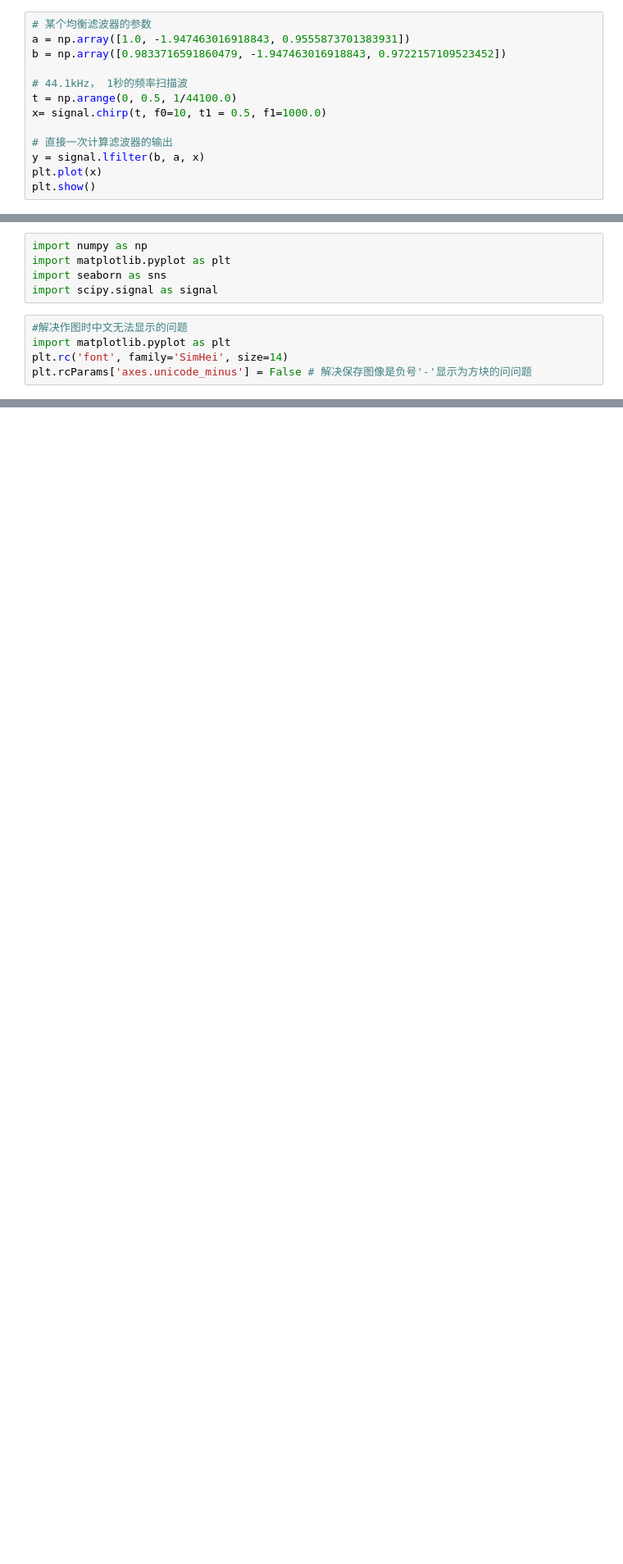
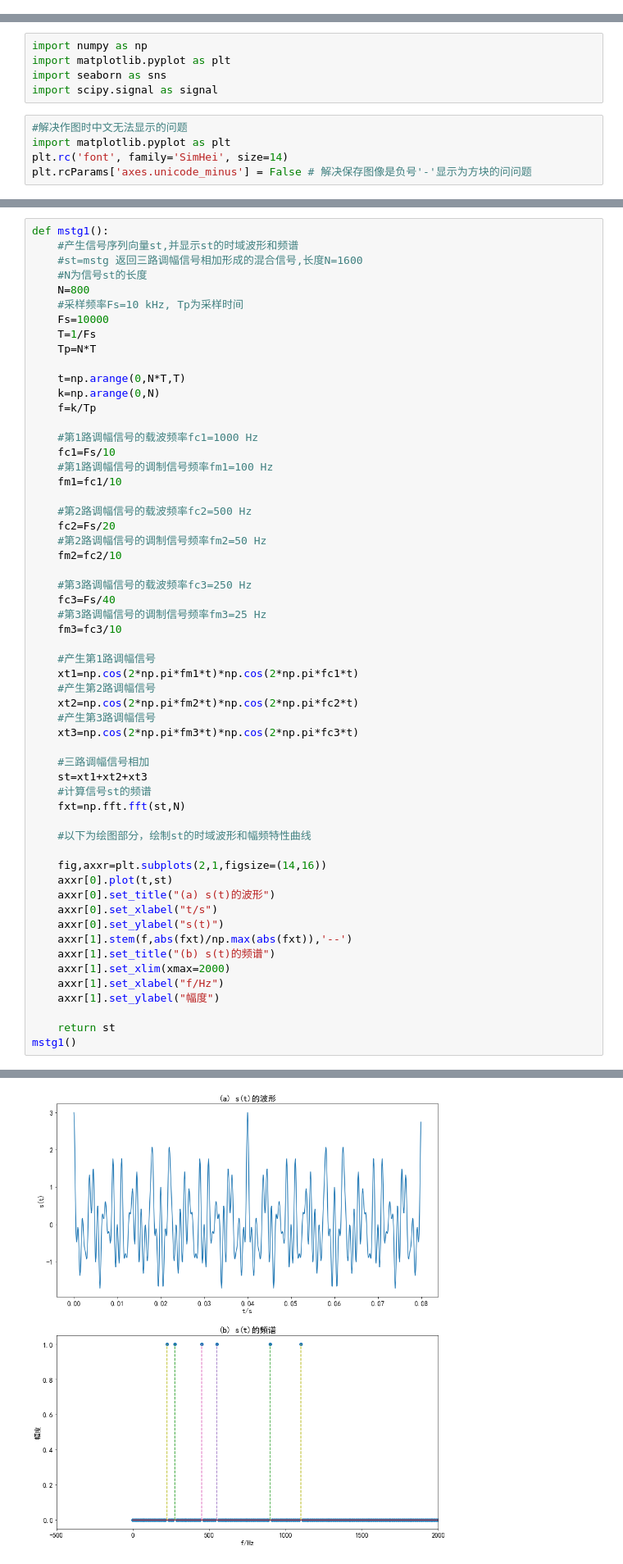
Before and after one commit to Doublc-Qluv/code, a Jupyter notebook: DSP/temp.ipynb, the cells around one changed output, grey strips where cells are left out. Shown at 82% size. Saved outputs shown, nothing was run; the diff lists cells and outputs as text; blank space fills up the shorter version.

```diff
--- a/DSP/temp.ipynb
+++ b/DSP/temp.ipynb
@@ -9,13 +0,0 @@ import matplotlib
-# %%
-# 某个均衡滤波器的参数
-a = np.array([1.0, -1.947463016918843, 0.9555873701383931])
-b = np.array([0.9833716591860479, -1.947463016918843, 0.9722157109523452])
-
-# 44.1kHz， 1秒的频率扫描波
-t = np.arange(0, 0.5, 1/44100.0)
-x= signal.chirp(t, f0=10, t1 = 0.5, f1=1000.0)
-
-# 直接一次计算滤波器的输出
-y = signal.lfilter(b, a, x)
-plt.plot(x)
-plt.show()
@@ -301,3 +65,61 @@ def mstg():
     '''
 
     return st
+# %%
+def mstg1():
+    #产生信号序列向量st,并显示st的时域波形和频谱
+    #st=mstg 返回三路调幅信号相加形成的混合信号,长度N=1600
+    #N为信号st的长度
+    N=800
+    #采样频率Fs=10 kHz, Tp为采样时间
+    Fs=10000
+    T=1/Fs
+    Tp=N*T
+
+    t=np.arange(0,N*T,T)
+    k=np.arange(0,N)
+    f=k/Tp
+
+    #第1路调幅信号的载波频率fc1=1000 Hz
+    fc1=Fs/10
+    #第1路调幅信号的调制信号频率fm1=100 Hz
+    fm1=fc1/10
+
+    #第2路调幅信号的载波频率fc2=500 Hz
+    fc2=Fs/20
+    #第2路调幅信号的调制信号频率fm2=50 Hz
+    fm2=fc2/10
+
+    #第3路调幅信号的载波频率fc3=250 Hz
+    fc3=Fs/40
+    #第3路调幅信号的调制信号频率fm3=25 Hz
+    fm3=fc3/10
+
+    #产生第1路调幅信号
+    xt1=np.cos(2*np.pi*fm1*t)*np.cos(2*np.pi*fc1*t)
+    #产生第2路调幅信号
+    xt2=np.cos(2*np.pi*fm2*t)*np.cos(2*np.pi*fc2*t)
+    #产生第3路调幅信号
+    xt3=np.cos(2*np.pi*fm3*t)*np.cos(2*np.pi*fc3*t)
+
+    #三路调幅信号相加
+    st=xt1+xt2+xt3
+    #计算信号st的频谱
+    fxt=np.fft.fft(st,N)
+
+    #以下为绘图部分，绘制st的时域波形和幅频特性曲线
+
+    fig,axxr=plt.subplots(2,1,figsize=(14,16))
+    axxr[0].plot(t,st)
+    axxr[0].set_title("(a) s(t)的波形")
+    axxr[0].set_xlabel("t/s")
+    axxr[0].set_ylabel("s(t)")
+    axxr[1].stem(f,abs(fxt)/np.max(abs(fxt)),'--')
+    axxr[1].set_title("(b) s(t)的频谱")
+    axxr[1].set_xlim(xmax=2000)
+    axxr[1].set_xlabel("f/Hz")
+    axxr[1].set_ylabel("幅度")
+
+    return st
+mstg1()
+# %% [output]
@@ -304,3 +143,4 @@ def mstg():
+[figure, added]
 # %%
 #时域离散系统损耗函数绘图
 def myplot(B,A):
```
Also changed, not shown: parts of 11 cells of this notebook, 1 other file.
